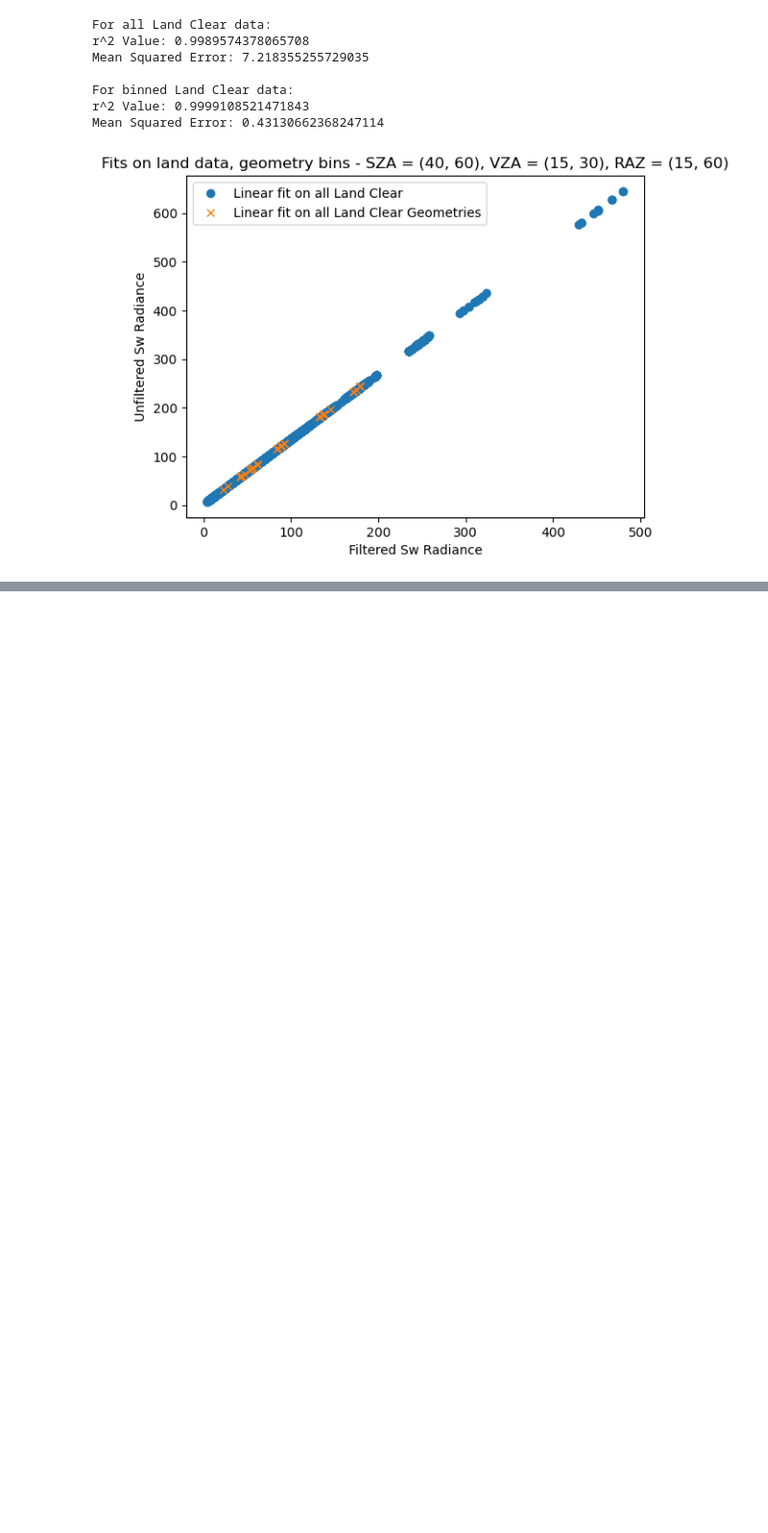
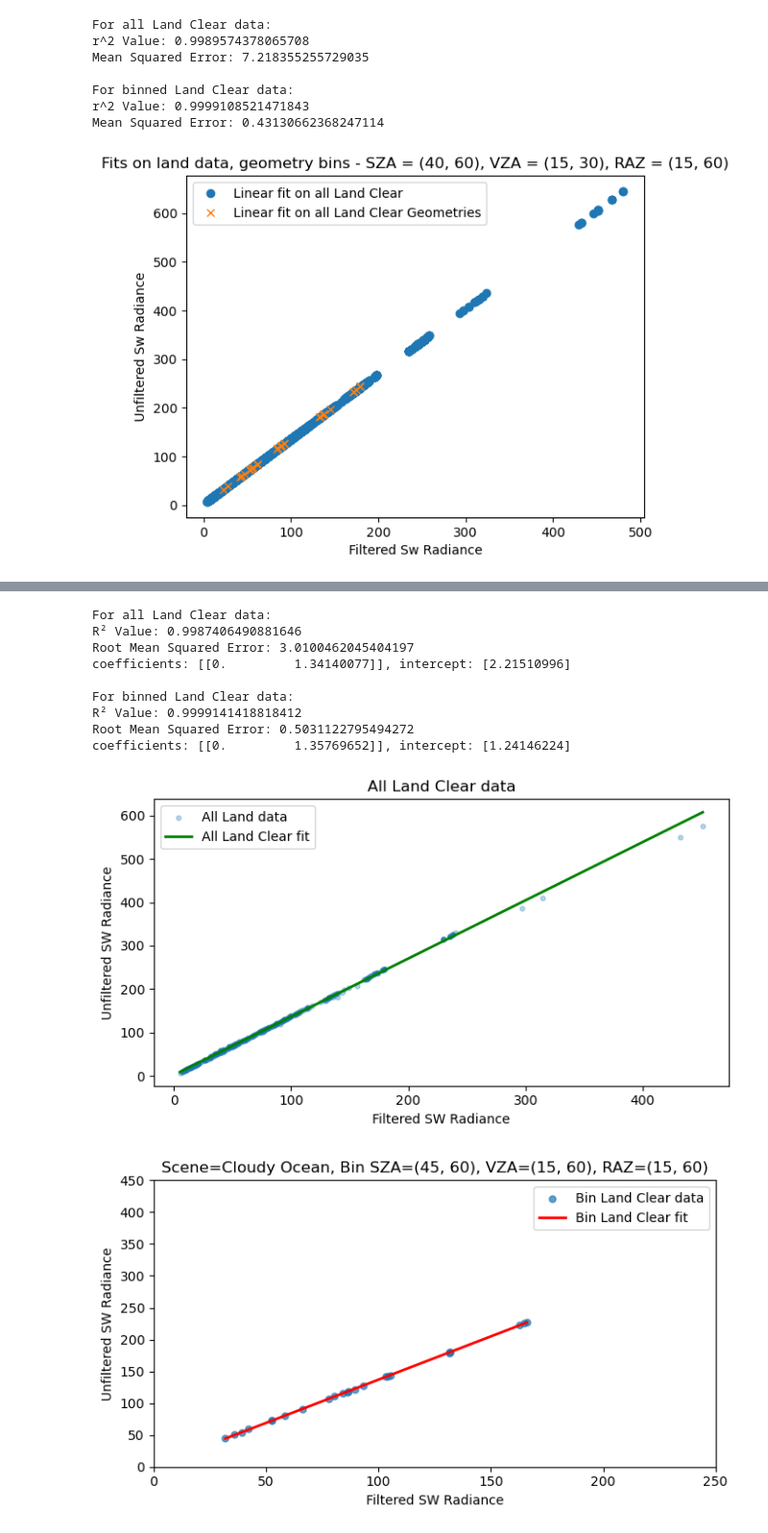
Before and after one commit to LASP-Libera/libera_unfiltering, a Jupyter notebook: validation.ipynb, the cells around one changed output, grey strips where cells are left out. Shown at 96% size. Cells and saved outputs as stored; diff of their text form; code cells hidden in the pictures; blank space fills up the shorter version.

```diff
--- a/validation.ipynb
+++ b/validation.ipynb
@@ -1229,0 +1350,21 @@ Mean Squared Error: 0.6567393879481199
+# %%
+compare_global_vs_bin_fit(
+    cloud_dataset,
+    scene="Cloudy Ocean",
+    sza_range=(45,60),
+    vza_range=(15,60),
+    raz_range=(15,60),
+    degree=1  # linear, or 2 for quadratic
+)
+# %% [output]
+For all Land Clear data:
+R² Value: 0.9987406490881646
+Root Mean Squared Error: 3.0100462045404197
+coefficients: [[0.         1.34140077]], intercept: [2.21510996]
+
+For binned Land Clear data:
+R² Value: 0.9999141418818412
+Root Mean Squared Error: 0.5031122795494272
+coefficients: [[0.         1.35769652]], intercept: [1.24146224]
+[figure, added]
+[figure, added]
```
Also changed, not shown: parts of 8 cells of this notebook.
